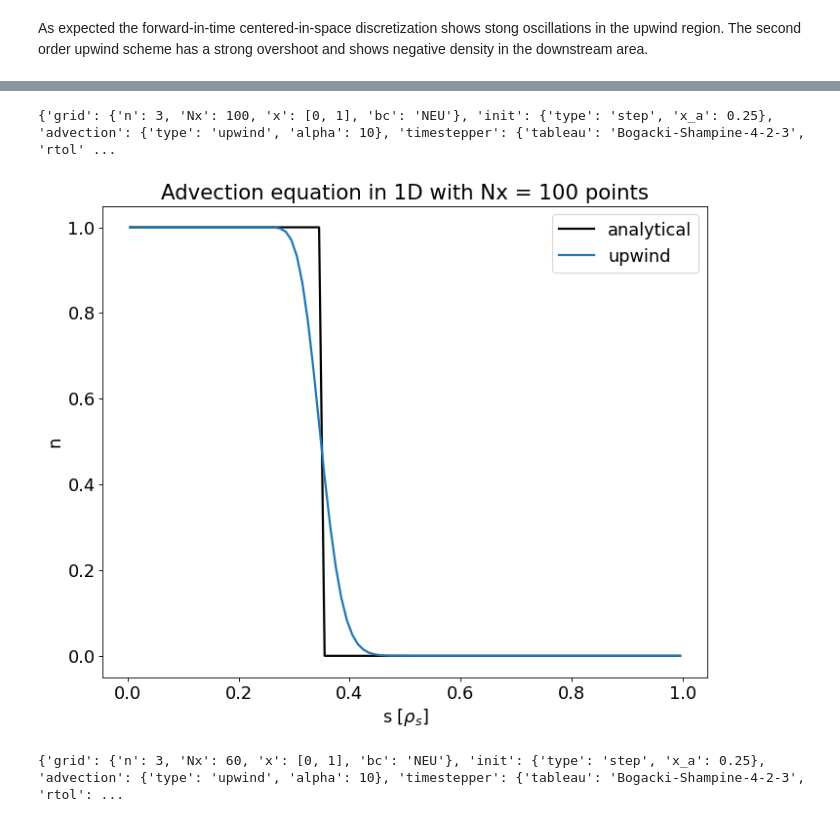
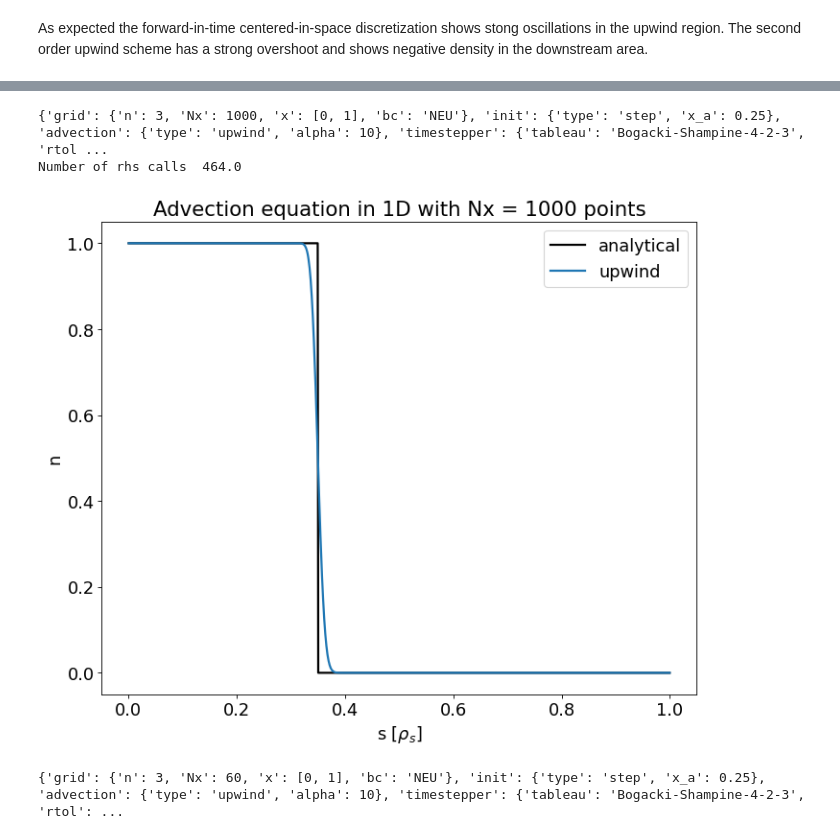
Before and after one commit to mwiesenberger/advection, a Jupyter notebook: upwind.ipynb, the cells around one changed output, grey strips where cells are left out. Drawn from its saved outputs; the diff is of its cells as text; code cells hidden in the pictures.

```diff
--- a/upwind.ipynb
+++ b/upwind.ipynb
@@ -207,21 +213,22 @@ plot_upwind(p_list)
 # %%
 
 params = make_continuity_input()
-params["grid"]["Nx"] = 100
+params["grid"]["Nx"] = 1000
 params["grid"]["x"] = [0,1]
 params["physical"]["nu"] = 0.0
 
 params["physical"]["velocity"] = 1.0
 params["output"]["tend"] = 0.1
 # params["init"] = {"type" : "wave", "amp" : 0.5,
 #                   "n_0" : 1, "k" : 10*np.pi, "x_0" : 0}
 params["init"]["x_a"] = 0.25
 print(params)
 p_list=[params]
 plot_upwind(p_list)
 # %% [output]
-{'grid': {'n': 3, 'Nx': 100, 'x': [0, 1], 'bc': 'NEU'}, 'init': {'type': 'step', 'x_a': 0.25}, 'advection': {'type': 'upwind', 'alpha': 10}, 'timestepper': {'tableau': 'Bogacki-Shampine-4-2-3', 'rtol' ...
+{'grid': {'n': 3, 'Nx': 1000, 'x': [0, 1], 'bc': 'NEU'}, 'init': {'type': 'step', 'x_a': 0.25}, 'advection': {'type': 'upwind', 'alpha': 10}, 'timestepper': {'tableau': 'Bogacki-Shampine-4-2-3', 'rtol ...
+Number of rhs calls  464.0
-[figure, old version]
+[figure, new version]
 # %%
 params = make_continuity_input()
 params["grid"]["Nx"] = 60
```
Also changed, not shown: parts of 8 cells of this notebook.
